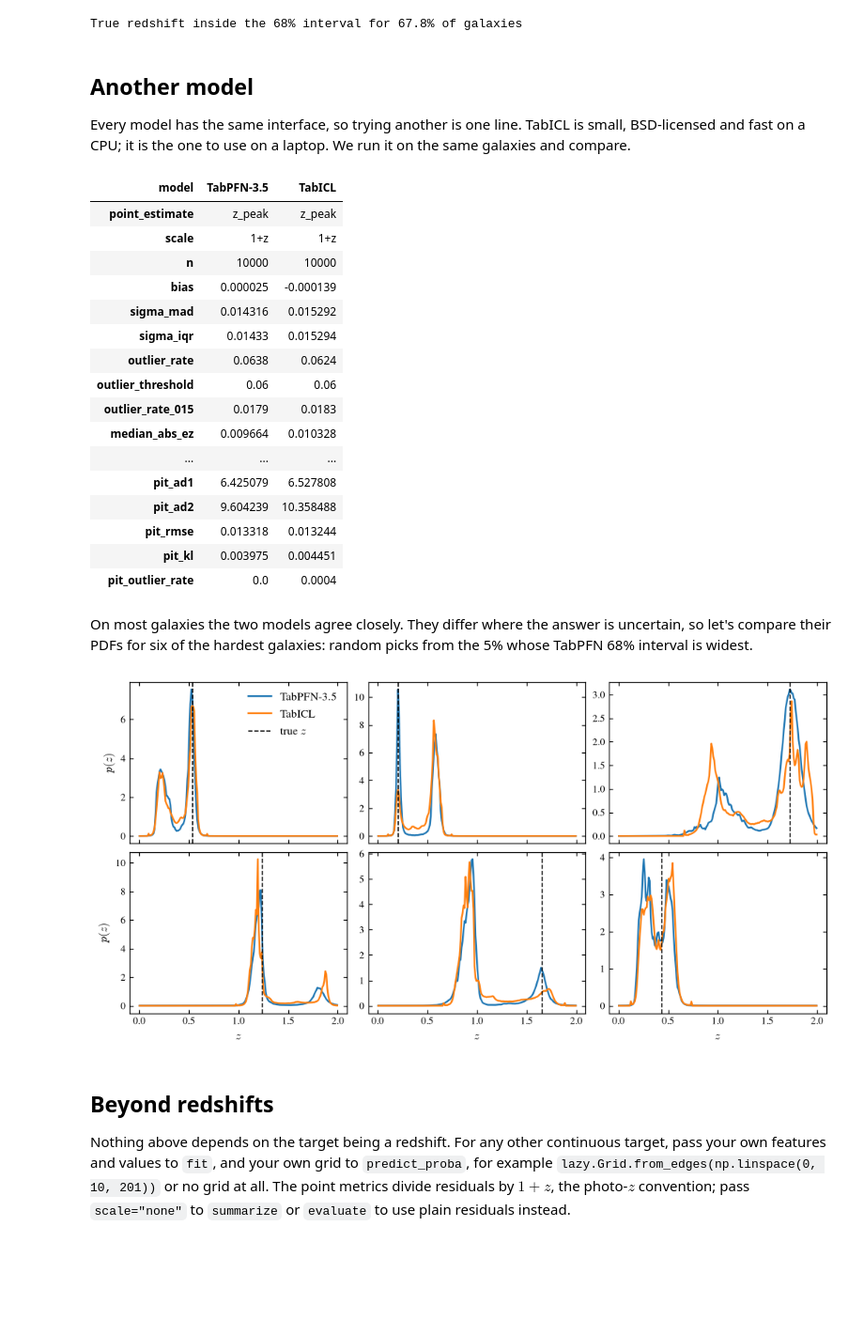
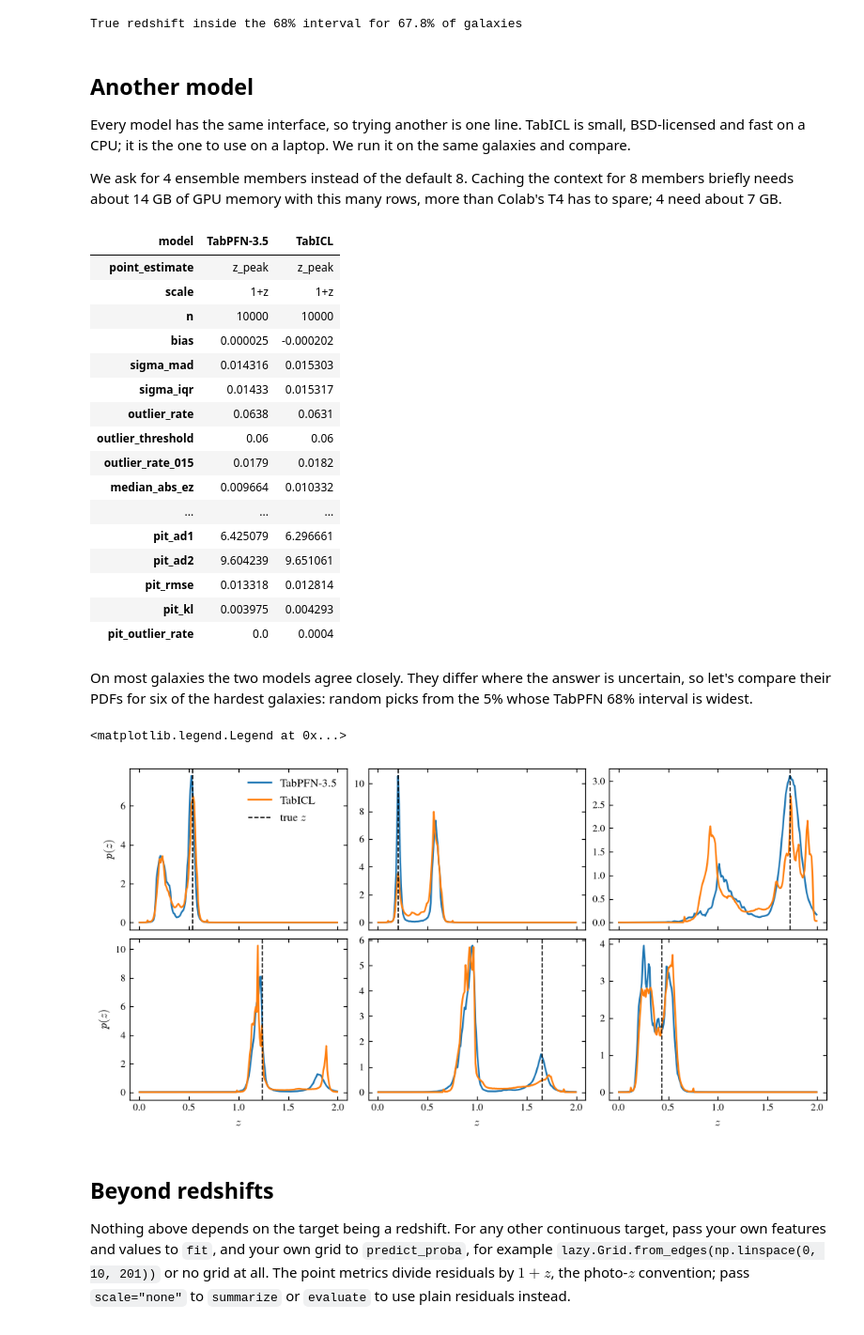
Before and after one commit to biprateep/lazy-tfm, a Jupyter notebook: introduction.ipynb, the cells around one changed output. Shown at 94% size. Cells and saved outputs as stored; diff of their text form; code cells hidden in the pictures; blank space fills up the shorter version.

```diff
--- a/introduction.ipynb
+++ b/introduction.ipynb
@@ -234,33 +234,38 @@ True redshift inside the 68% interval for 67.8% of galaxies
 Every model has the same interface, so trying another is one line. TabICL
 is small, BSD-licensed and fast on a CPU; it is the one to use on a laptop.
 We run it on the same galaxies and compare.
+
+We ask for 4 ensemble members instead of the default 8. Caching the context
+for 8 members briefly needs about 14 GB of GPU memory with this many rows,
+more than Colab's T4 has to spare; 4 need about 7 GB.
 # %%
-tabicl = lazy.LazyModel("tabicl", random_state=SEED).fit(X_train, z_train)
+tabicl = lazy.LazyModel("tabicl", n_estimators=4, random_state=SEED)
+tabicl.fit(X_train, z_train)
 pdfs_tabicl = tabicl.predict_proba(X_test, grid)
 
 pd.concat(
     [
         table,
         metrics.summarize(z_test, grid, pdfs_tabicl, label="TabICL"),
     ]
 ).set_index("model").T
 # %% [output]
 | model | TabPFN-3.5 | TabICL |
 | point_estimate | z_peak | z_peak |
 | scale | 1+z | 1+z |
 | n | 10000 | 10000 |
-| bias | 0.000025 | -0.000139 |
-| sigma_mad | 0.014316 | 0.015292 |
-| sigma_iqr | 0.01433 | 0.015294 |
-| outlier_rate | 0.0638 | 0.0624 |
+| bias | 0.000025 | -0.000202 |
+| sigma_mad | 0.014316 | 0.015303 |
+| sigma_iqr | 0.01433 | 0.015317 |
+| outlier_rate | 0.0638 | 0.0631 |
 | outlier_threshold | 0.06 | 0.06 |
-| outlier_rate_015 | 0.0179 | 0.0183 |
-| median_abs_ez | 0.009664 | 0.010328 |
+| outlier_rate_015 | 0.0179 | 0.0182 |
+| median_abs_ez | 0.009664 | 0.010332 |
 | ... | ... | ... |
-| pit_ad1 | 6.425079 | 6.527808 |
-| pit_ad2 | 9.604239 | 10.358488 |
-| pit_rmse | 0.013318 | 0.013244 |
-| pit_kl | 0.003975 | 0.004451 |
+| pit_ad1 | 6.425079 | 6.296661 |
+| pit_ad2 | 9.604239 | 9.651061 |
+| pit_rmse | 0.013318 | 0.012814 |
+| pit_kl | 0.003975 | 0.004293 |
 | pit_outlier_rate | 0.0 | 0.0004 |
 # %% [markdown]
 On most galaxies the two models agree closely. They differ where the
@@ -284,7 +289,8 @@ for ax in axes[:, 0]:
     ax.set_ylabel("$p(z)$")
 axes[0, 0].legend()
 # %% [output]
+<matplotlib.legend.Legend at 0x...>
-[figure, old version]
+[figure, new version]
 # %% [markdown]
 ## Beyond redshifts
 
```
